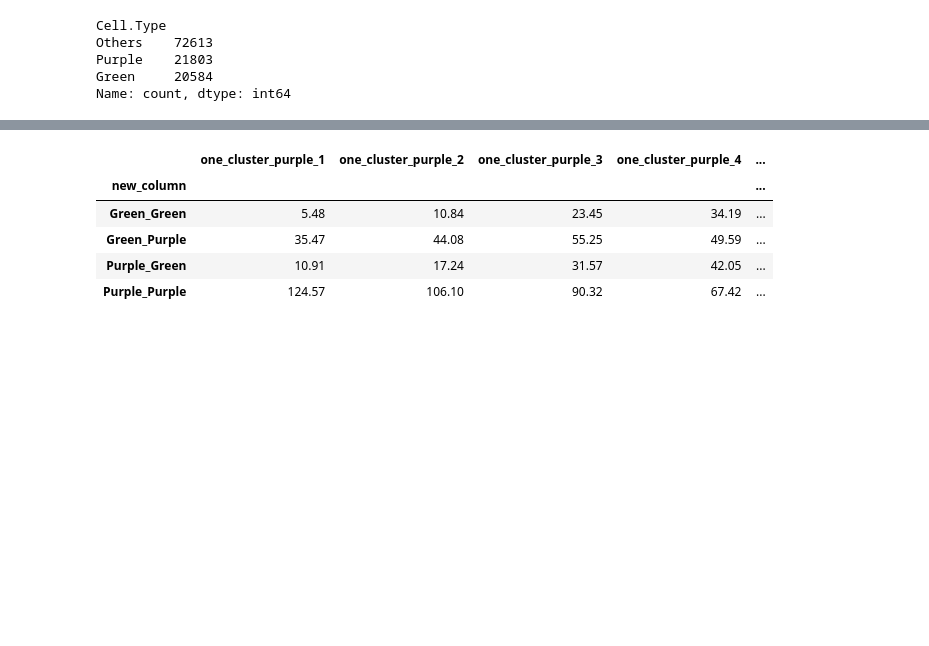
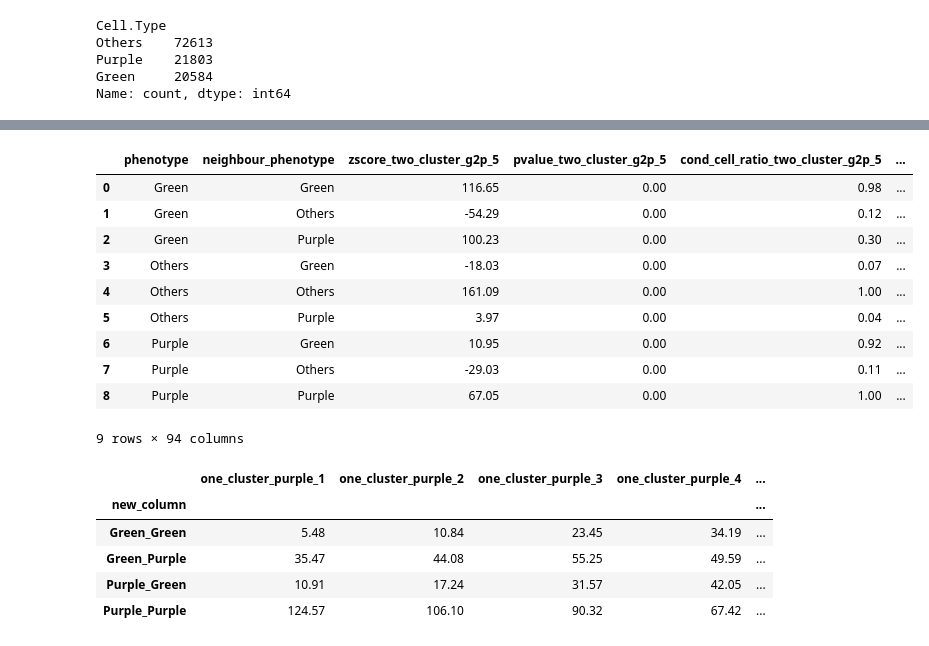
Before and after one commit to SchapiroLabor/NEP_scimap, a Jupyter notebook: notebooks/simulated_data/COZI_scimap_simulated_data_spasim.ipynb, the cells around one changed output, grey strips where cells are left out. Drawn from its saved outputs; the diff is of its cells as text; code cells hidden in the pictures; blank space fills up the shorter version.

```diff
--- a/notebooks/simulated_data/COZI_scimap_simulated_data_spasim.ipynb
+++ b/notebooks/simulated_data/COZI_scimap_simulated_data_spasim.ipynb
@@ -161,3 +182,17 @@ AnnData object with n_obs × n_vars = 115000 × 2
+# %%
+adata.uns['cozi_scimap']
+# %% [output]
+|  | phenotype | neighbour_phenotype | zscore_two_cluster_g2p_5 | pvalue_two_cluster_g2p_5 | cond_cell_ratio_two_cluster_g2p_5 | ... |
+| 0 | Green | Green | 116.65 | 0.00 | 0.98 | ... |
+| 1 | Green | Others | -54.29 | 0.00 | 0.12 | ... |
+| 2 | Green | Purple | 100.23 | 0.00 | 0.30 | ... |
+| 3 | Others | Green | -18.03 | 0.00 | 0.07 | ... |
+| 4 | Others | Others | 161.09 | 0.00 | 1.00 | ... |
+| 5 | Others | Purple | 3.97 | 0.00 | 0.04 | ... |
+| 6 | Purple | Green | 10.95 | 0.00 | 0.92 | ... |
+| 7 | Purple | Others | -29.03 | 0.00 | 0.11 | ... |
+| 8 | Purple | Purple | 67.05 | 0.00 | 1.00 | ... |
+9 rows × 94 columns
 # %%
 save_df = adata.uns['cozi_scimap']
 # Convert 'phenotype' and 'neighbour_phenotype' columns to string types
```
Also changed, not shown: parts of 12 cells of this notebook, 1 other file.
